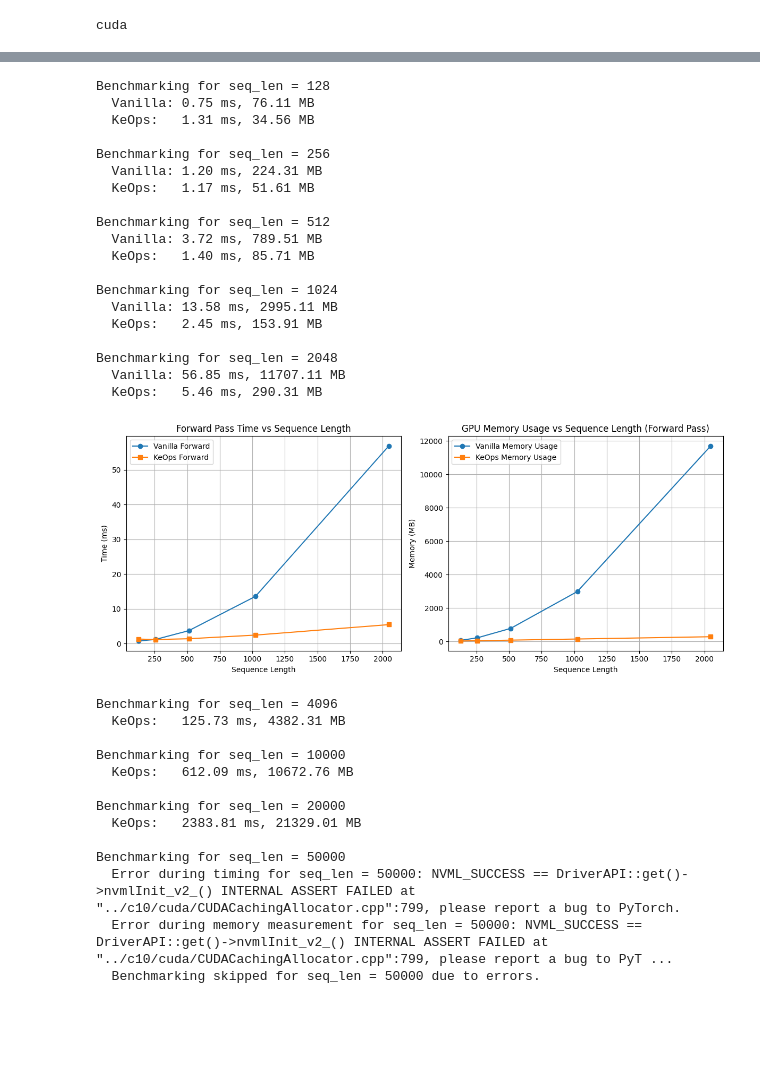
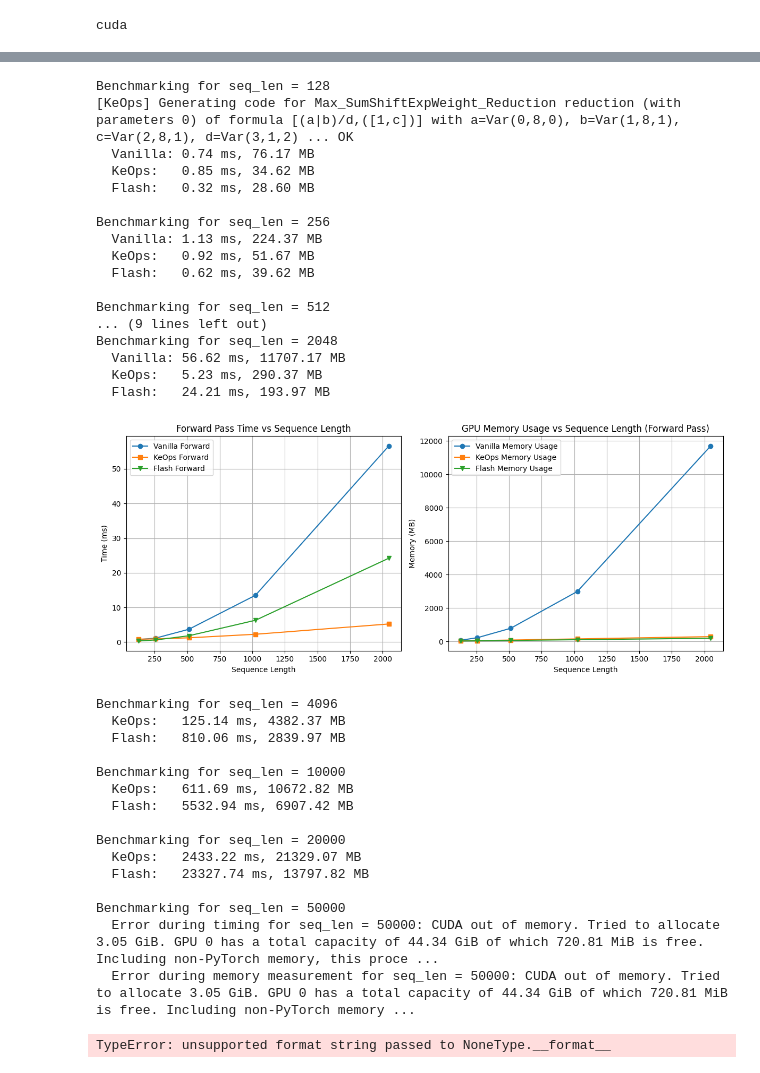
Before and after one commit to Nizben/KeOps_benchmarks, a Jupyter notebook: attention_bench.ipynb, the cells around one changed output, grey strips where cells are left out. Drawn from its saved outputs; the diff is of its cells as text; code cells hidden in the pictures; blank space fills up the shorter version.

```diff
--- a/attention_bench.ipynb
+++ b/attention_bench.ipynb
@@ -231,9 +288,10 @@ input_shapes = [
 torch.manual_seed(0)
 vanilla_attn = VanillaMultiHeadAttention(d_model, num_heads).to(device)
 keops_attn = KeOpsMultiHeadAttention(d_model, num_heads).to(device)
-keops_attn.load_state_dict(vanilla_attn.state_dict())
+flash_attn = FlashMultiHeadAttention(d_model=64, num_heads=8).to(device)
+flash_attn.load_state_dict(vanilla_attn.state_dict())
 
 # Run correctness tests
-test_correctness(vanilla_attn, keops_attn, input_shapes)
+test_correctness(vanilla_attn, flash_attn, input_shapes)
 # %% [output]
 Testing shape: (2, 10, 64)
@@ -298,9 +352,11 @@ seq_lengths = [128, 256, 512, 1024, 2048]
 # Lists to hold benchmark results for each sequence length
 vanilla_times = []  # forward-pass time in ms for Vanilla
 keops_times = []    # forward-pass time in ms for KeOps
+flash_times = []
 
 vanilla_memories = []  # GPU memory in MB for Vanilla
 keops_memories = []    # GPU memory in MB for KeOps
+flash_memories = []
 # %%
 for seq_len in seq_lengths:
     print(f"\nBenchmarking for seq_len = {seq_len}")
@@ -312,68 +368,73 @@ for seq_len in seq_lengths:
     # Measure average forward pass time (ms)
     t_v, t_v_std = benchmark_time(vanilla_attn, input_generator, num_runs=10, backward=False)
     t_k, t_k_std = benchmark_time(keops_attn, input_generator, num_runs=10, backward=False)
+    t_f, t_f_std = benchmark_time(flash_attn, input_generator, num_runs=10, backward=False)
 
     vanilla_times.append(t_v)
     keops_times.append(t_k)
+    flash_times.append(t_f)
 
     # Measure GPU memory usage (in MB)
     m_v, m_v_std = measure_memory_usage(vanilla_attn, input_generator, num_runs=5, backward=False)
     m_k, m_k_std = measure_memory_usage(keops_attn, input_generator, num_runs=5, backward=False)
+    m_f, m_f_std = measure_memory_usage(flash_attn, input_generator, num_runs=5, backward=False)
 
     vanilla_memories.append(m_v)
     keops_memories.append(m_k)
+    flash_memories.append(m_f)
 
     print(f"  Vanilla: {t_v:.2f} ms, {m_v:.2f} MB")
     print(f"  KeOps:   {t_k:.2f} ms, {m_k:.2f} MB")
+    print(f"  Flash:   {t_f:.2f} ms, {m_f:.2f} MB")
 # %% [output]
 Benchmarking for seq_len = 128
-  Vanilla: 0.75 ms, 76.11 MB
-  KeOps:   1.31 ms, 34.56 MB
+[KeOps] Generating code for Max_SumShiftExpWeight_Reduction reduction (with parameters 0) of formula [(a|b)/d,([1,c])] with a=Var(0,8,0), b=Var(1,8,1), c=Var(2,8,1), d=Var(3,1,2) ... OK
+  Vanilla: 0.74 ms, 76.17 MB
+  KeOps:   0.85 ms, 34.62 MB
+  Flash:   0.32 ms, 28.60 MB
 
 Benchmarking for seq_len = 256
-  Vanilla: 1.20 ms, 224.31 MB
-  KeOps:   1.17 ms, 51.61 MB
+  Vanilla: 1.13 ms, 224.37 MB
+  KeOps:   0.92 ms, 51.67 MB
+  Flash:   0.62 ms, 39.62 MB
 
 Benchmarking for seq_len = 512
-  Vanilla: 3.72 ms, 789.51 MB
-  KeOps:   1.40 ms, 85.71 MB
-
-Benchmarking for seq_len = 1024
-  Vanilla: 13.58 ms, 2995.11 MB
-  KeOps:   2.45 ms, 153.91 MB
-
+... (9 lines left out)
 Benchmarking for seq_len = 2048
-  Vanilla: 56.85 ms, 11707.11 MB
-  KeOps:   5.46 ms, 290.31 MB
+  Vanilla: 56.62 ms, 11707.17 MB
+  KeOps:   5.23 ms, 290.37 MB
+  Flash:   24.21 ms, 193.97 MB
 # %%
-import matplotlib.pyplot as plt
-
 # Plot the timing comparisons (line graphs)
 plt.figure(figsize=(12, 5))
 
 plt.subplot(1, 2, 1)
 plt.plot(seq_lengths, vanilla_times, marker='o', label="Vanilla Forward")
 plt.plot(seq_lengths, keops_times, marker='s', label="KeOps Forward")
+plt.plot(seq_lengths, flash_times, marker='v', label="Flash Forward")
+
 plt.xlabel("Sequence Length")
 plt.ylabel("Time (ms)")
 plt.title("Forward Pass Time vs Sequence Length")
 plt.legend()
 plt.grid(True)
 
 # Plot the memory consumption comparisons (line graphs in MB)
 plt.subplot(1, 2, 2)
 plt.plot(seq_lengths, vanilla_memories, marker='o', label="Vanilla Memory Usage")
 plt.plot(seq_lengths, keops_memories, marker='s', label="KeOps Memory Usage")
+plt.plot(seq_lengths, flash_memories, marker='v', label="Flash Memory Usage")
+
 plt.xlabel("Sequence Length")
 plt.ylabel("Memory (MB)")
 plt.title("GPU Memory Usage vs Sequence Length (Forward Pass)")
 plt.legend()
 plt.grid(True)
 
 plt.tight_layout()
 plt.show()
 # %% [output]
-[figure, old version]
+[figure, new version]
 # %%
 keops_seq_lengths = [4096, 10000, 20000, 50000]
 for seq_len in keops_seq_lengths:
@@ -386,33 +447,41 @@ for seq_len in keops_seq_lengths:
     # Attempt to run the benchmark for timing
     try:
         t_k, t_k_std = benchmark_time(keops_attn, input_generator, num_runs=10, backward=False)
+        t_f, t_f_std = benchmark_time(flash_attn, input_generator, num_runs=10, backward=False)
     except RuntimeError as e:
         print(f"  Error during timing for seq_len = {seq_len}: {e}")
         t_k, t_k_std = None, None
+        t_f, t_f_std = None, None
 
     # Attempt to run the benchmark for memory usage
     try:
         m_k, m_k_std = measure_memory_usage(keops_attn, input_generator, num_runs=5, backward=False)
+        m_f, m_f_std = measure_memory_usage(flash_attn, input_generator, num_runs=5, backward=False)
     except RuntimeError as e:
         print(f"  Error during memory measurement for seq_len = {seq_len}: {e}")
         m_k, m_k_std = None, None
+        m_f, m_f_std = None, None
 
     # Print the results if both measurements succeeded
-    if t_k is not None and m_k is not None:
+    if (t_k, t_f) is not None and (m_k, m_f) is not None:
         print(f"  KeOps:   {t_k:.2f} ms, {m_k:.2f} MB")
+        print(f"  Flash:   {t_f:.2f} ms, {m_f:.2f} MB")
     else:
         print(f"  Benchmarking skipped for seq_len = {seq_len} due to errors.")
 # %% [output]
 Benchmarking for seq_len = 4096
-  KeOps:   125.73 ms, 4382.31 MB
+  KeOps:   125.14 ms, 4382.37 MB
+  Flash:   810.06 ms, 2839.97 MB
 
 Benchmarking for seq_len = 10000
-  KeOps:   612.09 ms, 10672.76 MB
+  KeOps:   611.69 ms, 10672.82 MB
+  Flash:   5532.94 ms, 6907.42 MB
 
 Benchmarking for seq_len = 20000
-  KeOps:   2383.81 ms, 21329.01 MB
+  KeOps:   2433.22 ms, 21329.07 MB
+  Flash:   23327.74 ms, 13797.82 MB
 
 Benchmarking for seq_len = 50000
-  Error during timing for seq_len = 50000: NVML_SUCCESS == DriverAPI::get()->nvmlInit_v2_() INTERNAL ASSERT FAILED at "../c10/cuda/CUDACachingAllocator.cpp":799, please report a bug to PyTorch.
-  Error during memory measurement for seq_len = 50000: NVML_SUCCESS == DriverAPI::get()->nvmlInit_v2_() INTERNAL ASSERT FAILED at "../c10/cuda/CUDACachingAllocator.cpp":799, please report a bug to PyT ...
-  Benchmarking skipped for seq_len = 50000 due to errors.
+  Error during timing for seq_len = 50000: CUDA out of memory. Tried to allocate 3.05 GiB. GPU 0 has a total capacity of 44.34 GiB of which 720.81 MiB is free. Including non-PyTorch memory, this proce ...
+  Error during memory measurement for seq_len = 50000: CUDA out of memory. Tried to allocate 3.05 GiB. GPU 0 has a total capacity of 44.34 GiB of which 720.81 MiB is free. Including non-PyTorch memory ...
+TypeError: unsupported format string passed to NoneType.__format__
```
Also changed, not shown: parts of 5 cells of this notebook, 2 other files.
